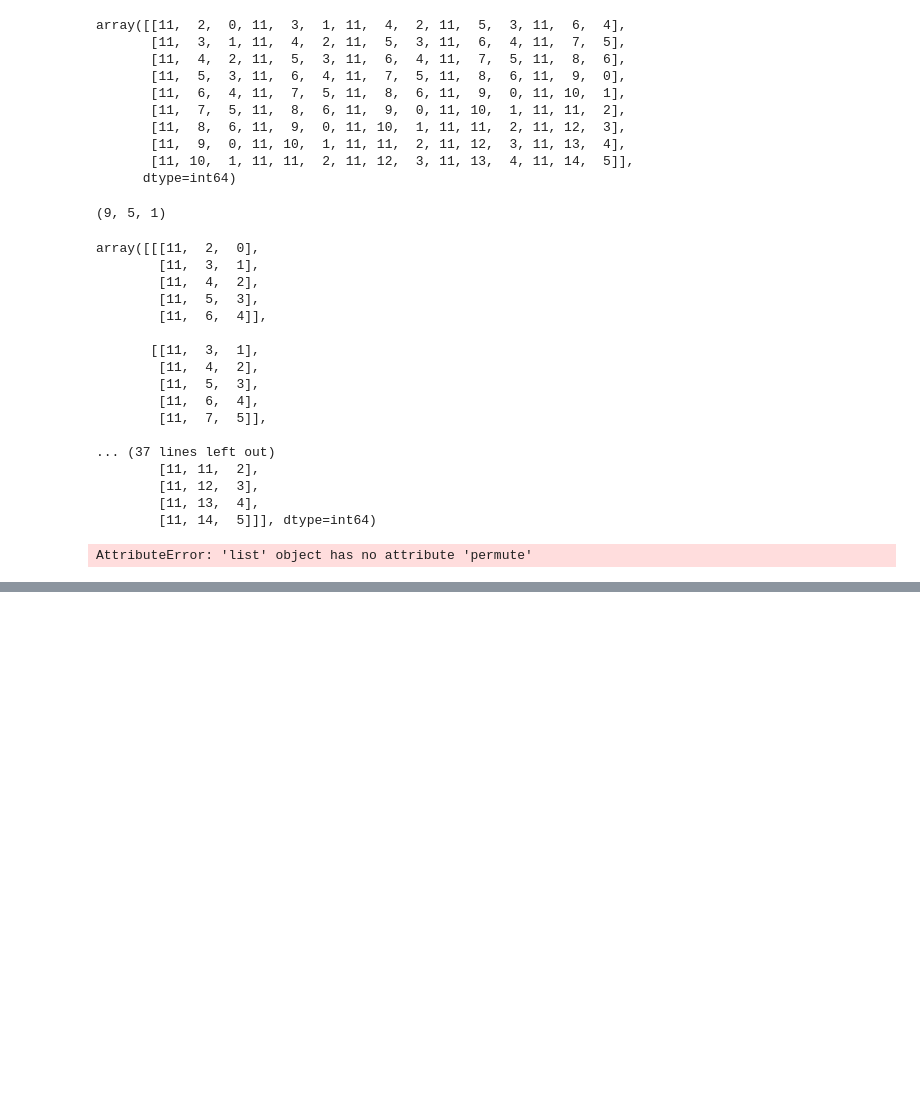
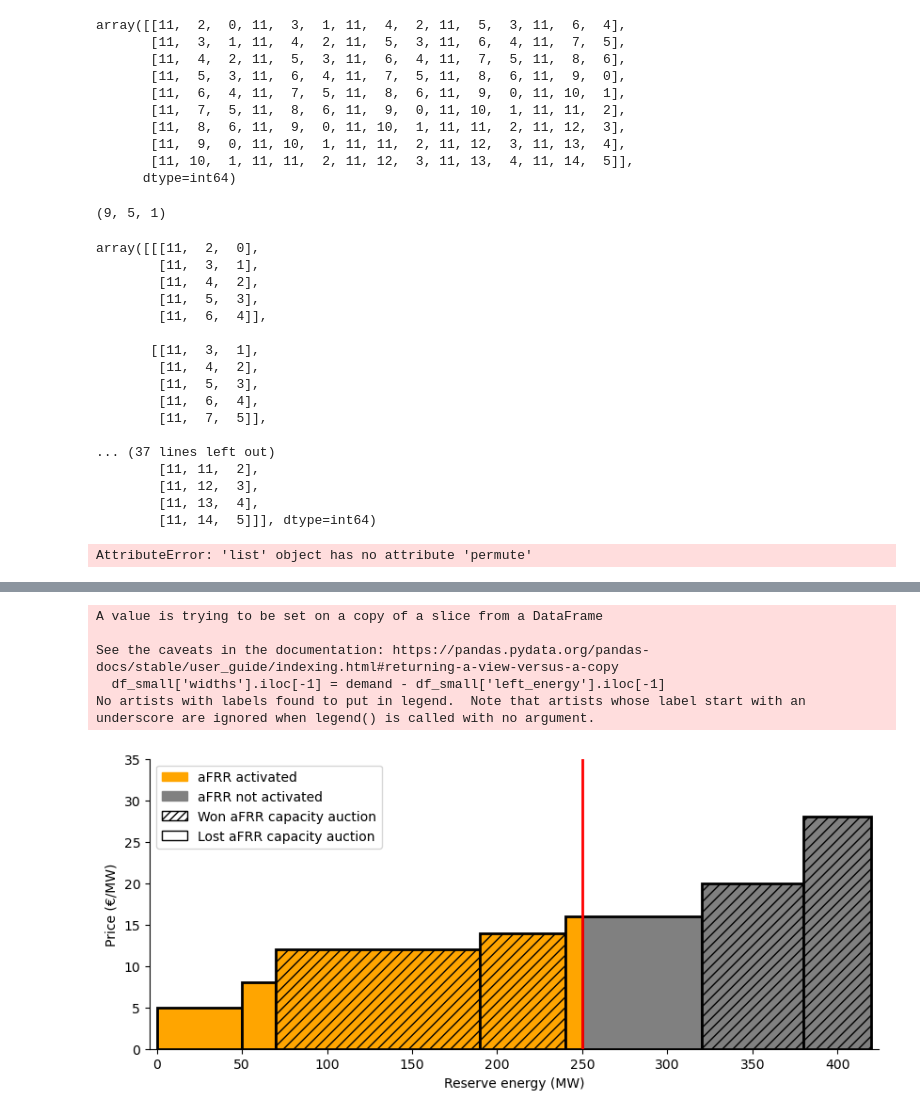
Before and after one commit to 93chanle/srl_other_models, a Jupyter notebook: test_codes.ipynb, the cells around one changed output, grey strips where cells are left out. Saved outputs shown, nothing was run; the diff lists cells and outputs as text; code cells hidden in the pictures; blank space fills up the shorter version.

```diff
--- a/test_codes.ipynb
+++ b/test_codes.ipynb
@@ -121,0 +293,77 @@ AttributeError: 'list' object has no attribute 'permute'
+# %%
+
+# energy PRICE GRAPH
+
+data_ = data.sort_values('energy_bids')
+
+df_small = data_[data_['left_energy'] < demand]
+
+df_large = data_[data_['left_energy'] > demand]
+
+df_small['widths'].iloc[-1] = demand - df_small['left_energy'].iloc[-1]
+
+add_row = dict(
+    widths=[(df_large['left_energy'].iloc[0] - demand)],
+    capacity_bids=[df_small['capacity_bids'].iloc[-1]],
+    energy_bids=[df_small['energy_bids'].iloc[-1]],
+    left_energy=[demand],
+    left_capacity=[df_small['left_capacity'].iloc[-1]],
+    names=[df_small['names'].iloc[-1]],
+)
+
+add_row = pd.DataFrame(add_row)
+
+# upper_row = dict(
+#     widths=[(df_['left_energy'].iloc[0] - demand)],
+#     energy_bids=[df_['energy_bids'].iloc[0]],
+#     energy_bids=[df_['energy_bids'].iloc[0]],
+#     left_energy=[demand],
+#     left_energy=[df_['left_energy'].iloc[0]],
+# )
+
+data_ = pd.concat([df_small, add_row, df_large], ignore_index=True)
+
+# -------------------------------------------------------------------
+
+import seaborn as sns
+import matplotlib.pyplot as plt
+import matplotlib.patches as mpatches
+
+# energy_bids = [5, 7, 12, 18, 22, 22, 30, 33]
+# widths = [50, 40, 120, 60, 30, 50, 20, 50]
+# left = [0] + np.cumsum(widths[:-1]).tolist()
+
+data_ = data_.sort_values('energy_bids')
+
+color = ['orange' if np.sum(data_['widths'].iloc[:i]) < demand else 'gray' for i in range(len(data_))]
+
+patterns =  ['///' if name in ['A', 'B', 'C', 'D'] else ' ' for name in data_['names']]
+
+fig, ax = plt.subplots(figsize=(10, 4), dpi=100)
+
+plt.bar(data_['left_energy'], data_['energy_bids'], width = data_['widths'], color=color, hatch=patterns,
+alpha = 1, align='edge', edgecolor = 'k', linewidth = 2)
+
+plt.axvline(x=demand, color='r', linewidth = 2)
+
+plt.margins(x=0.01, tight=True)
+plt.legend()
+# color=('orange','green','blue')
+
+ax.set_xlabel('Reserve energy (MW)')
+ax.set_ylabel('Price (€/MW)')
+ax.set_ylim([0, 35])
+
+legend_labels = ['aFRR activated', 'aFRR not activated', 'Won aFRR capacity auction', 'Lost aFRR capacity auction']
+legend_handles = [mpatches.Patch(color='orange'), mpatches.Patch(color='gray'), mpatches.Patch(hatch='////', fill=False), mpatches.Patch(hatch=' ', fill=False)]
+ax.legend(legend_handles, legend_labels)
+
+ax.spines['top'].set_visible(False)
+ax.spines['right'].set_visible(False)
+# %% [output]
+A value is trying to be set on a copy of a slice from a DataFrame
+
+See the caveats in the documentation: https://pandas.pydata.org/pandas-docs/stable/user_guide/indexing.html#returning-a-view-versus-a-copy
+  df_small['widths'].iloc[-1] = demand - df_small['left_energy'].iloc[-1]
+No artists with labels found to put in legend.  Note that artists whose label start with an underscore are ignored when legend() is called with no argument.
+[figure, added]
```
Also changed, not shown: parts of 18 cells of this notebook, 49 other files.
